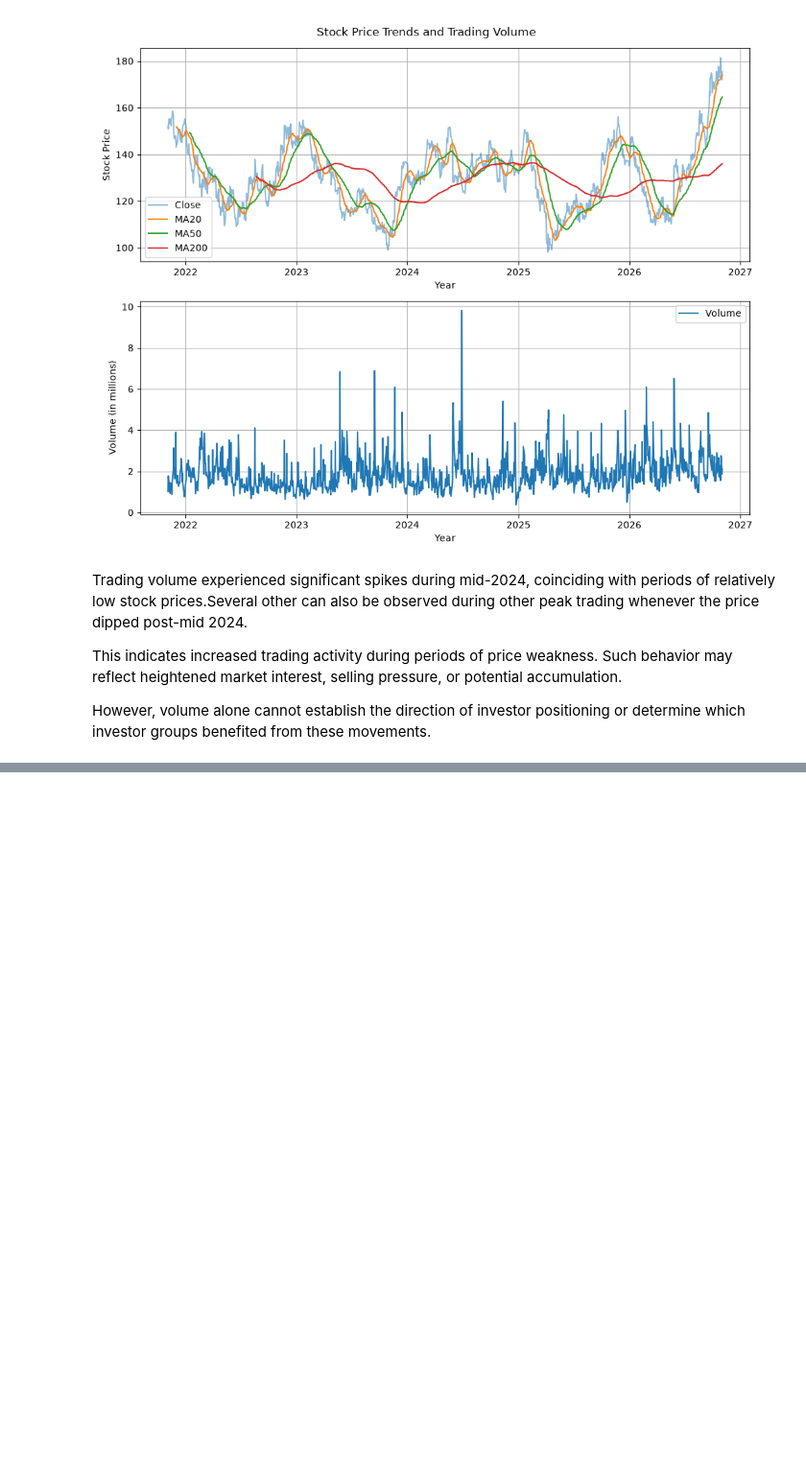
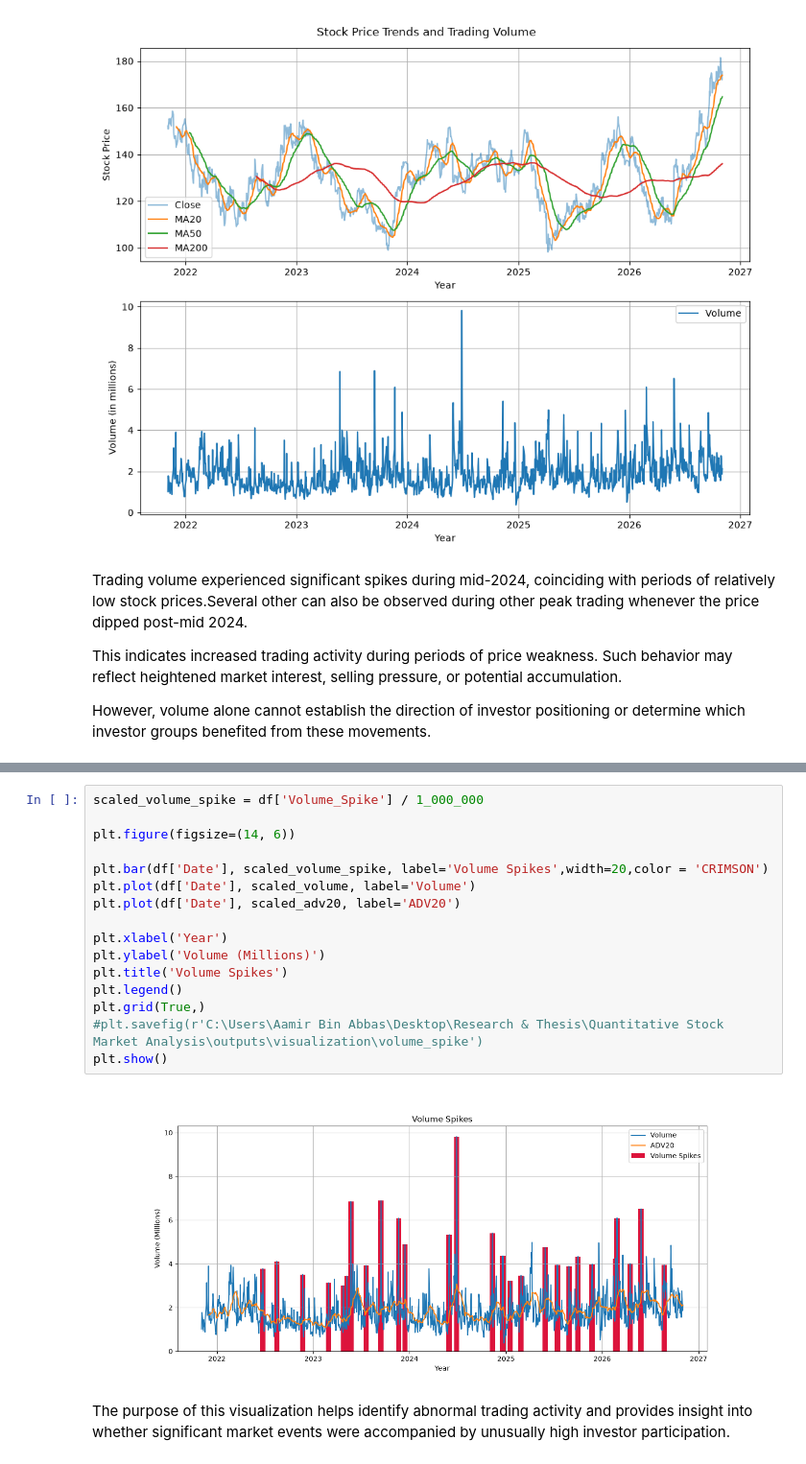
Before and after one commit to aamir-abbas224/Quant-Stock-Analysis, a Jupyter notebook: notebooks/exploratory_data_analysis.ipynb, the cells around one changed output, grey strips where cells are left out. Shown at 96% size. Saved outputs shown, nothing was run; the diff lists cells and outputs as text; blank space fills up the shorter version.

```diff
--- a/notebooks/exploratory_data_analysis.ipynb
+++ b/notebooks/exploratory_data_analysis.ipynb
@@ -396,0 +598,20 @@ However, volume alone cannot establish the direction of investor positioning or
+# %%
+scaled_volume_spike = df['Volume_Spike'] / 1_000_000
+
+plt.figure(figsize=(14, 6))
+
+plt.bar(df['Date'], scaled_volume_spike, label='Volume Spikes',width=20,color = 'CRIMSON')
+plt.plot(df['Date'], scaled_volume, label='Volume')
+plt.plot(df['Date'], scaled_adv20, label='ADV20')
+
+plt.xlabel('Year')
+plt.ylabel('Volume (Millions)')
+plt.title('Volume Spikes')
+plt.legend()
+plt.grid(True,)
+#plt.savefig(r'C:\Users\Aamir Bin Abbas\Desktop\Research & Thesis\Quantitative Stock Market Analysis\outputs\visualization\volume_spike')
+plt.show()
+# %% [output]
+[figure, added]
+# %% [markdown]
+The purpose of this visualization helps identify abnormal trading activity and provides insight into whether significant market events were accompanied by unusually high investor participation.
```
Also changed, not shown: parts of 23 cells of this notebook, 8 other files.
